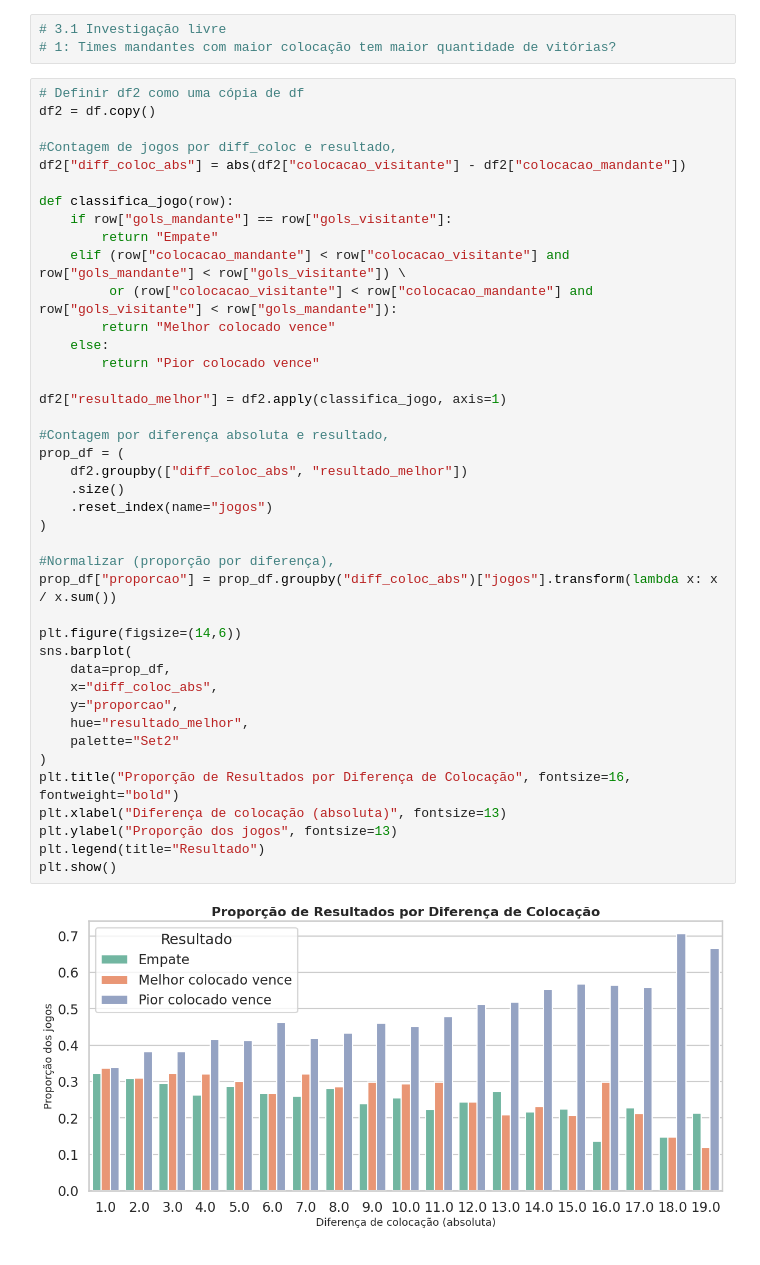
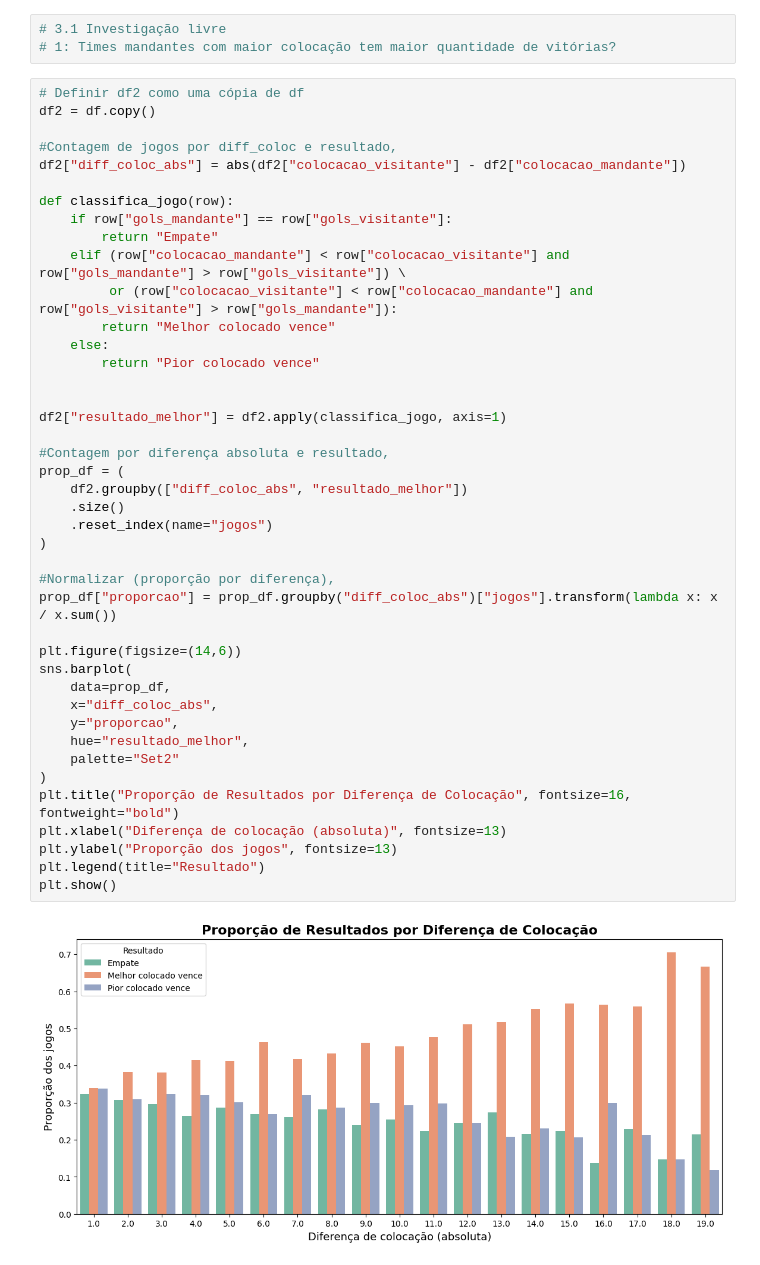
Before and after one commit to MateusLyoshka/EDA-e-Viz-do-campeonato-brasileiro, a Jupyter notebook: notebook.ipynb, the cells around one changed output. Saved outputs shown, nothing was run; the diff lists cells and outputs as text.

```diff
--- a/notebook.ipynb
+++ b/notebook.ipynb
@@ -306,36 +306,37 @@ df2["diff_coloc_abs"] = abs(df2["colocacao_visitante"] - df2["colocacao_mandante
 def classifica_jogo(row):
     if row["gols_mandante"] == row["gols_visitante"]:
         return "Empate"
-    elif (row["colocacao_mandante"] < row["colocacao_visitante"] and row["gols_mandante"] < row["gols_visitante"]) \
-         or (row["colocacao_visitante"] < row["colocacao_mandante"] and row["gols_visitante"] < row["gols_mandante"]):
+    elif (row["colocacao_mandante"] < row["colocacao_visitante"] and row["gols_mandante"] > row["gols_visitante"]) \
+         or (row["colocacao_visitante"] < row["colocacao_mandante"] and row["gols_visitante"] > row["gols_mandante"]):
         return "Melhor colocado vence"
     else:
         return "Pior colocado vence"
+
 
 df2["resultado_melhor"] = df2.apply(classifica_jogo, axis=1)
 
 #Contagem por diferença absoluta e resultado,
 prop_df = (
     df2.groupby(["diff_coloc_abs", "resultado_melhor"])
     .size()
     .reset_index(name="jogos")
 )
 
 #Normalizar (proporção por diferença),
 prop_df["proporcao"] = prop_df.groupby("diff_coloc_abs")["jogos"].transform(lambda x: x / x.sum())
 
 plt.figure(figsize=(14,6))
 sns.barplot(
     data=prop_df,
     x="diff_coloc_abs",
     y="proporcao",
     hue="resultado_melhor",
     palette="Set2"
 )
 plt.title("Proporção de Resultados por Diferença de Colocação", fontsize=16, fontweight="bold")
 plt.xlabel("Diferença de colocação (absoluta)", fontsize=13)
 plt.ylabel("Proporção dos jogos", fontsize=13)
 plt.legend(title="Resultado")
 plt.show()
 # %% [output]
-[figure, old version]
+[figure, new version]
```
Also changed, not shown: parts of 10 cells of this notebook.
